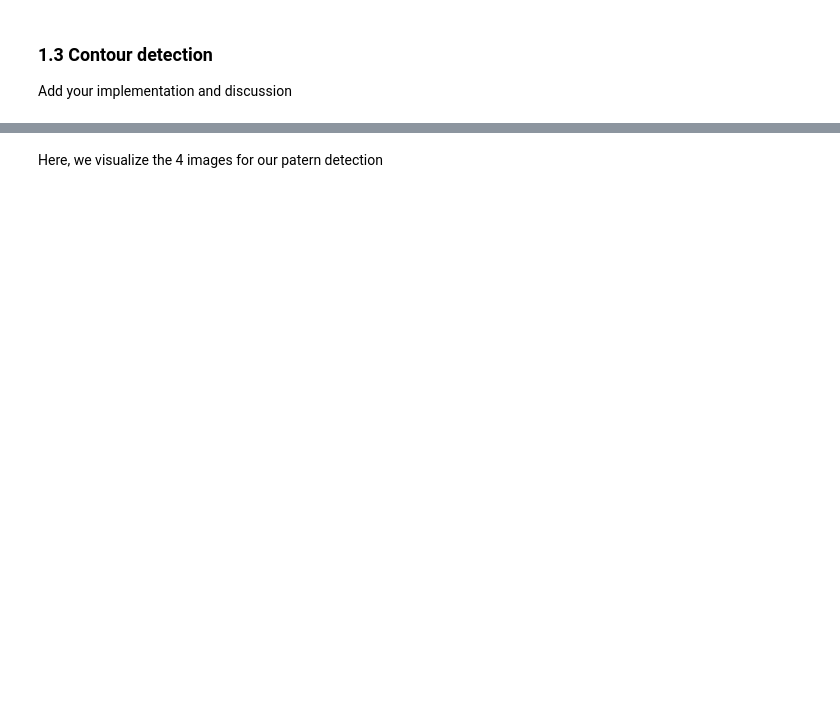
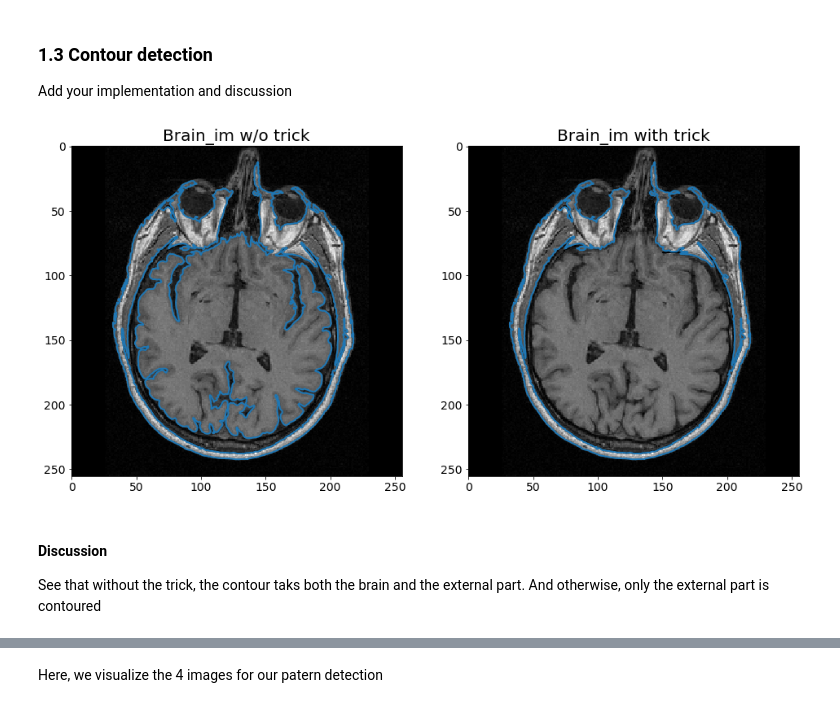
Before and after one commit to raphaelreis/iapr-2019, a Jupyter notebook: labs/lab_01_segmentation.ipynb, the cells around one changed output, grey strips where cells are left out. Cells and saved outputs as stored; diff of their text form; code cells hidden in the pictures; blank space fills up the shorter version.

```diff
--- a/labs/lab_01_segmentation.ipynb
+++ b/labs/lab_01_segmentation.ipynb
@@ -52,3 +167,37 @@ Add your implementation and discussion
 # %% [markdown]
 ### 1.3 Contour detection
 Add your implementation and discussion
+# %%
+copy = brain_im.copy()
+copy2 = brain_im.copy()
+#Trick to allow algorithm to differenciate contour from external part of skull and internal part.
+#  => Set a black line to cut the brain from the external part
+copy[82, 150:170] = 0
+
+# Find contours at a constant value of 55
+contours = measure.find_contours(copy, 55, 'high')
+contours_normal = measure.find_contours(copy2, 55, 'high')
+# %%
+# Display the image and plot for largest contour
+fig, ax = plt.subplots(1, 2, figsize=(16,8))
+
+ax[0].imshow(copy2, interpolation='nearest', cmap='gray')
+ax[1].imshow(copy, interpolation='nearest', cmap='gray')
+
+
+ind_largest_cont = largest_contour_index(contours)
+ind_largest_cont_normal = largest_contour_index(contours_normal)
+
+ax[0].plot(np.array(contours_normal)[ind_largest_cont_normal][:, 1],
+           np.array(contours_normal)[ind_largest_cont_normal][:, 0], linewidth=2)
+ax[1].plot(np.array(contours)[ind_largest_cont][:, 1], np.array(contours)[ind_largest_cont][:, 0], linewidth=2)
+
+ax[0].set_title('Brain_im w/o trick')
+ax[1].set_title('Brain_im with trick')
+
+plt.show()
+# %% [output]
+[figure, added]
+# %% [markdown]
+#### Discussion
+See that without the trick, the contour taks both the brain and the external part. And otherwise, only the external part is contoured
```
Also changed, not shown: parts of 32 cells of this notebook.
